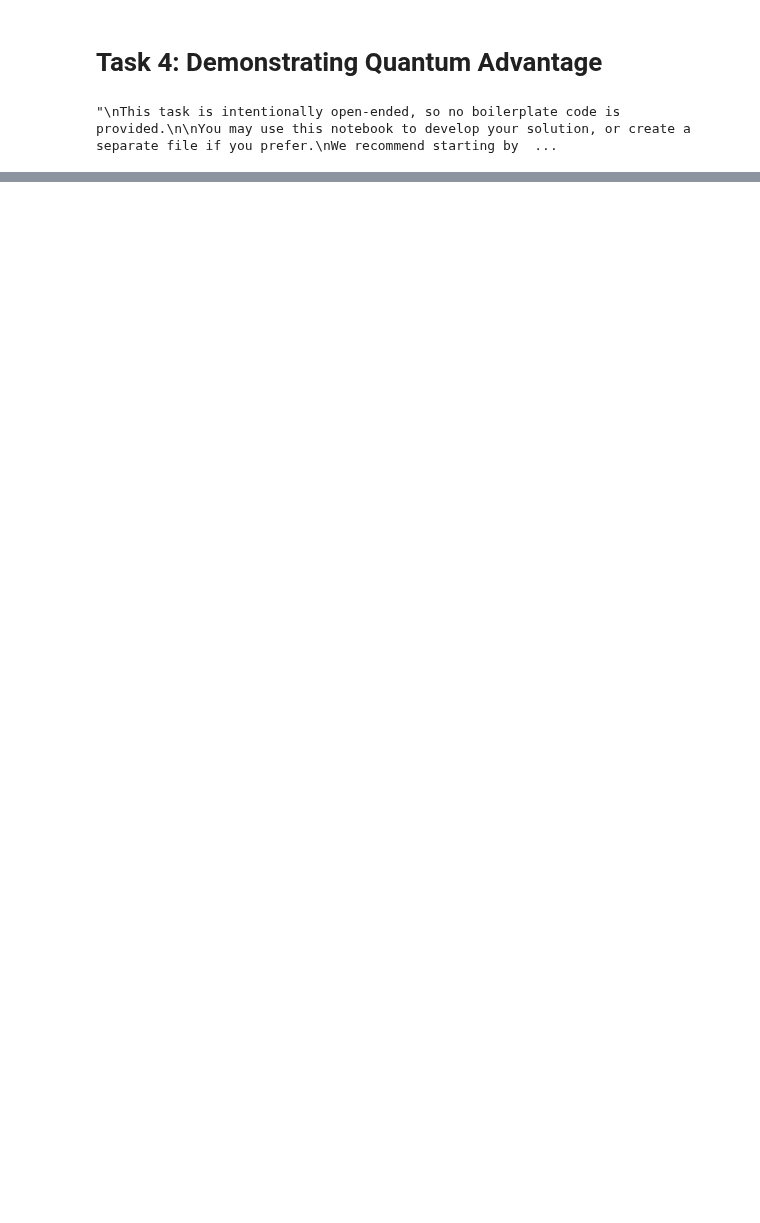
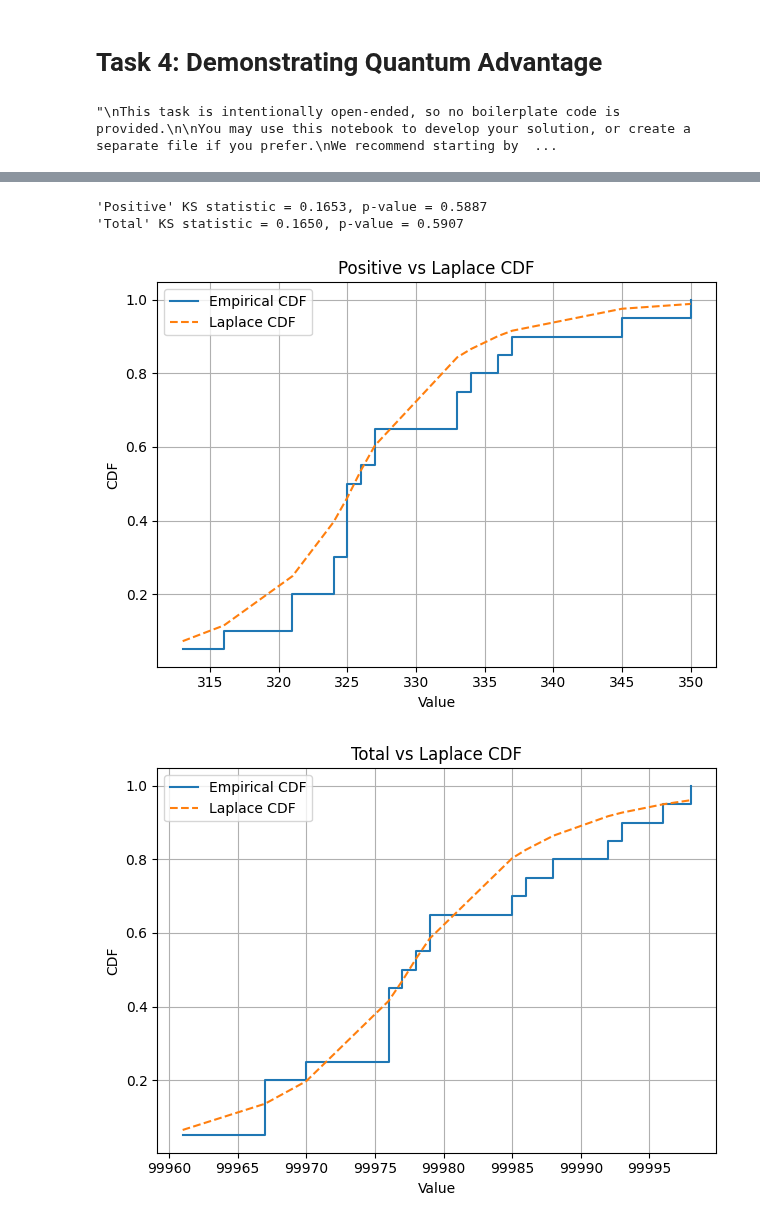
Before and after one commit to Kaya-Kaya/CMU-x-IDQuantique-Challenge, a Jupyter notebook: Task_4.ipynb, the cells around one changed output, grey strips where cells are left out. Drawn from its saved outputs; the diff is of its cells as text; code cells hidden in the pictures; blank space fills up the shorter version.

```diff
--- a/Task_4.ipynb
+++ b/Task_4.ipynb
@@ -253,0 +245,50 @@ plt.show()
+# %%
+def laplace_ks_test(series):
+    data = series.dropna().values
+    if len(data) < 2:
+        return np.nan, np.nan
+
+    loc = np.median(data)
+    scale = np.mean(np.abs(data - loc))
+
+    stat, pval = kstest(data, 'laplace', args=(loc, scale))
+    return stat, pval
+
+positive_stat, positive_p = laplace_ks_test(hiv_df_differential_privacy['Positive'])
+total_stat, total_p = laplace_ks_test(hiv_df_differential_privacy['Total'])
+
+print(f"'Positive' KS statistic = {positive_stat:.4f}, p-value = {positive_p:.4f}")
+print(f"'Total' KS statistic = {total_stat:.4f}, p-value = {total_p:.4f}")
+# %% [output]
+'Positive' KS statistic = 0.1653, p-value = 0.5887
+'Total' KS statistic = 0.1650, p-value = 0.5907
+# %%
+import matplotlib.pyplot as plt
+
+def plot_cdf_vs_laplace(series, title):
+    data = series.dropna().values
+    data.sort()
+
+    loc = np.median(data)
+    scale = np.mean(np.abs(data - loc))
+
+    # ECDF
+    ecdf = np.arange(1, len(data)+1) / len(data)
+    laplace_cdf = laplace.cdf(data, loc=loc, scale=scale)
+
+    plt.plot(data, ecdf, drawstyle='steps-post', label='Empirical CDF')
+    plt.plot(data, laplace_cdf, linestyle='--', label='Laplace CDF')
+    plt.title(title)
+    plt.xlabel("Value")
+    plt.ylabel("CDF")
+    plt.legend()
+    plt.grid(True)
+    plt.tight_layout()
+    plt.show()
+
+# Example
+plot_cdf_vs_laplace(hiv_df_differential_privacy['Positive'], "Positive vs Laplace CDF")
+plot_cdf_vs_laplace(hiv_df_differential_privacy['Total'], "Total vs Laplace CDF")
+# %% [output]
+[figure, added]
+[figure, added]
```
Also changed, not shown: parts of 7 cells of this notebook, 2 other files.
